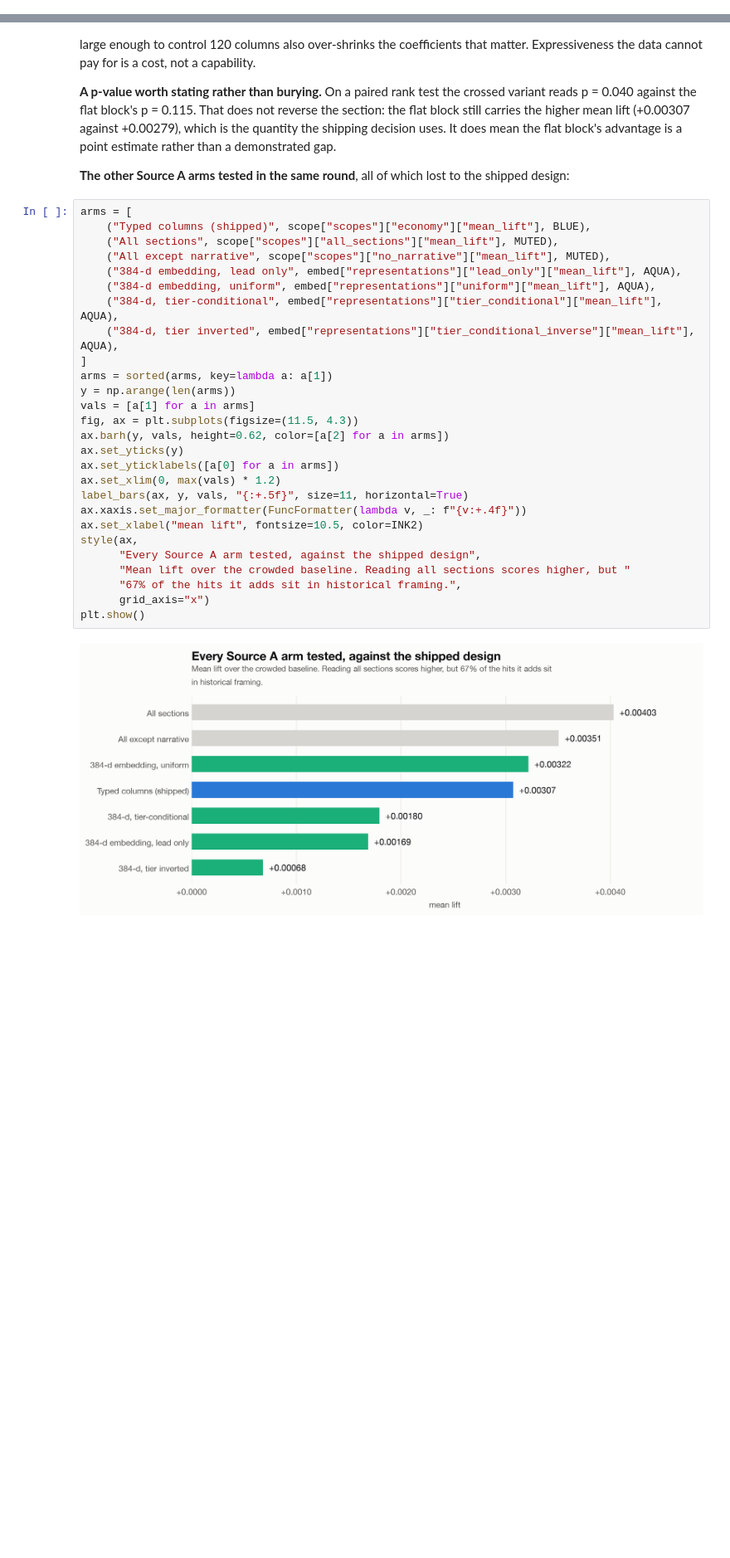
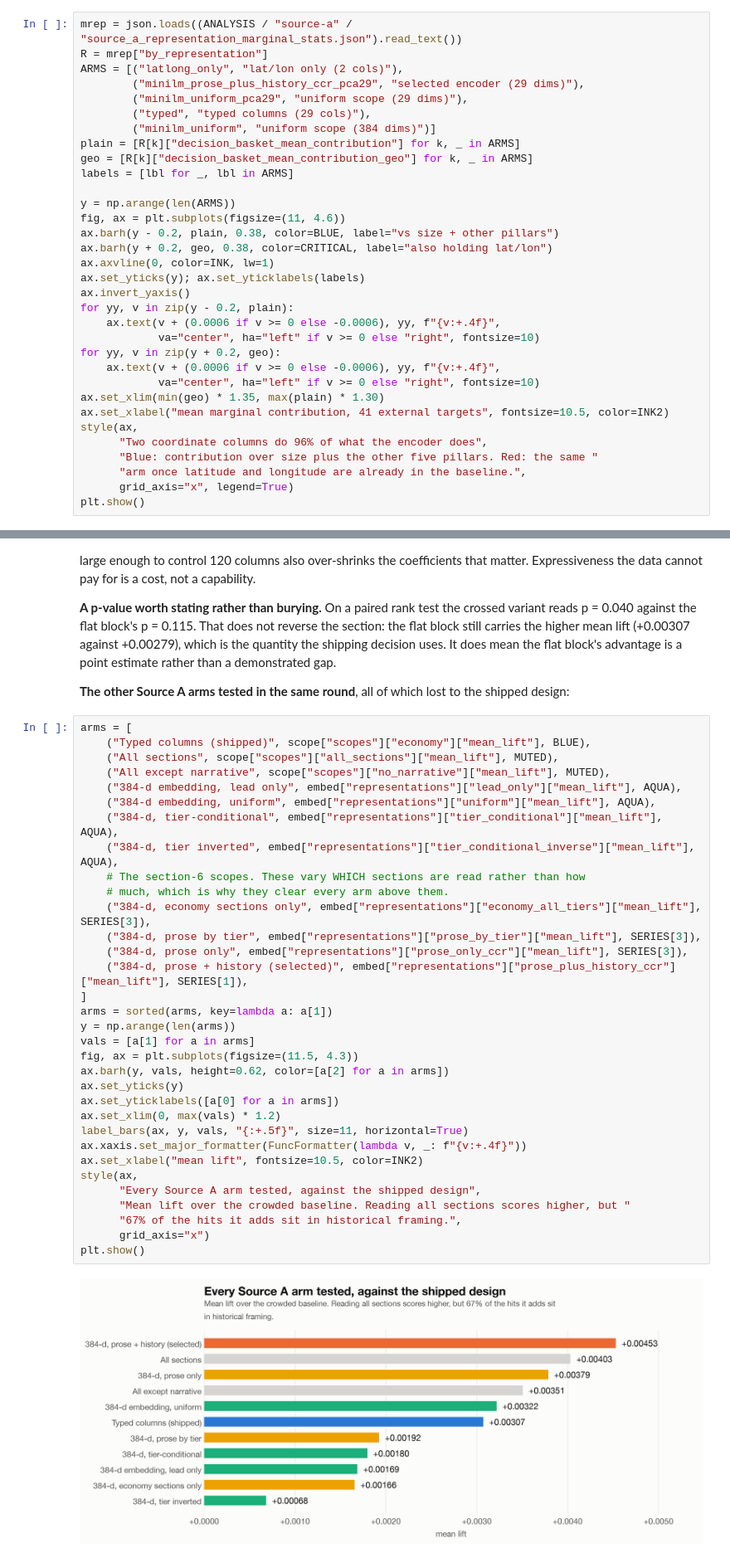
Before and after one commit to Max-Garcia-06/macro_embeddings, a Jupyter notebook: analysis-output/E_macro_pillar_worth_2026-08-13.ipynb, the cells around one changed output, grey strips where cells are left out. Shown at 83% size. Saved outputs shown, nothing was run; the diff lists cells and outputs as text; blank space fills up the shorter version.

```diff
--- a/analysis-output/E_macro_pillar_worth_2026-08-13.ipynb
+++ b/analysis-output/E_macro_pillar_worth_2026-08-13.ipynb
@@ -841,0 +938,33 @@ against a matrix that already holds five other pillars.
+# %%
+mrep = json.loads((ANALYSIS / "source-a" / "source_a_representation_marginal_stats.json").read_text())
+R = mrep["by_representation"]
+ARMS = [("latlong_only", "lat/lon only (2 cols)"),
+        ("minilm_prose_plus_history_ccr_pca29", "selected encoder (29 dims)"),
+        ("minilm_uniform_pca29", "uniform scope (29 dims)"),
+        ("typed", "typed columns (29 cols)"),
+        ("minilm_uniform", "uniform scope (384 dims)")]
+plain = [R[k]["decision_basket_mean_contribution"] for k, _ in ARMS]
+geo = [R[k]["decision_basket_mean_contribution_geo"] for k, _ in ARMS]
+labels = [lbl for _, lbl in ARMS]
+
+y = np.arange(len(ARMS))
+fig, ax = plt.subplots(figsize=(11, 4.6))
+ax.barh(y - 0.2, plain, 0.38, color=BLUE, label="vs size + other pillars")
+ax.barh(y + 0.2, geo, 0.38, color=CRITICAL, label="also holding lat/lon")
+ax.axvline(0, color=INK, lw=1)
+ax.set_yticks(y); ax.set_yticklabels(labels)
+ax.invert_yaxis()
+for yy, v in zip(y - 0.2, plain):
+    ax.text(v + (0.0006 if v >= 0 else -0.0006), yy, f"{v:+.4f}",
+            va="center", ha="left" if v >= 0 else "right", fontsize=10)
+for yy, v in zip(y + 0.2, geo):
+    ax.text(v + (0.0006 if v >= 0 else -0.0006), yy, f"{v:+.4f}",
+            va="center", ha="left" if v >= 0 else "right", fontsize=10)
+ax.set_xlim(min(geo) * 1.35, max(plain) * 1.30)
+ax.set_xlabel("mean marginal contribution, 41 external targets", fontsize=10.5, color=INK2)
+style(ax,
+      "Two coordinate columns do 96% of what the encoder does",
+      "Blue: contribution over size plus the other five pillars. Red: the same "
+      "arm once latitude and longitude are already in the baseline.",
+      grid_axis="x", legend=True)
+plt.show()
@@ -1025,32 +1188,38 @@ shipped design:
 # %%
 arms = [
     ("Typed columns (shipped)", scope["scopes"]["economy"]["mean_lift"], BLUE),
     ("All sections", scope["scopes"]["all_sections"]["mean_lift"], MUTED),
     ("All except narrative", scope["scopes"]["no_narrative"]["mean_lift"], MUTED),
     ("384-d embedding, lead only", embed["representations"]["lead_only"]["mean_lift"], AQUA),
     ("384-d embedding, uniform", embed["representations"]["uniform"]["mean_lift"], AQUA),
     ("384-d, tier-conditional", embed["representations"]["tier_conditional"]["mean_lift"], AQUA),
     ("384-d, tier inverted", embed["representations"]["tier_conditional_inverse"]["mean_lift"], AQUA),
+    # The section-6 scopes. These vary WHICH sections are read rather than how
+    # much, which is why they clear every arm above them.
+    ("384-d, economy sections only", embed["representations"]["economy_all_tiers"]["mean_lift"], SERIES[3]),
+    ("384-d, prose by tier", embed["representations"]["prose_by_tier"]["mean_lift"], SERIES[3]),
+    ("384-d, prose only", embed["representations"]["prose_only_ccr"]["mean_lift"], SERIES[3]),
+    ("384-d, prose + history (selected)", embed["representations"]["prose_plus_history_ccr"]["mean_lift"], SERIES[1]),
 ]
 arms = sorted(arms, key=lambda a: a[1])
 y = np.arange(len(arms))
 vals = [a[1] for a in arms]
 fig, ax = plt.subplots(figsize=(11.5, 4.3))
 ax.barh(y, vals, height=0.62, color=[a[2] for a in arms])
 ax.set_yticks(y)
 ax.set_yticklabels([a[0] for a in arms])
 ax.set_xlim(0, max(vals) * 1.2)
 label_bars(ax, y, vals, "{:+.5f}", size=11, horizontal=True)
 ax.xaxis.set_major_formatter(FuncFormatter(lambda v, _: f"{v:+.4f}"))
 ax.set_xlabel("mean lift", fontsize=10.5, color=INK2)
 style(ax,
       "Every Source A arm tested, against the shipped design",
       "Mean lift over the crowded baseline. Reading all sections scores higher, but "
       "67% of the hits it adds sit in historical framing.",
       grid_axis="x")
 plt.show()
 # %% [output]
-[figure, old version]
+[figure, new version]
 # %% [markdown]
 Reading **all** sections scores higher than the shipped economy-only rule
 (+0.00403 against +0.00307) and was still not shipped: 67% of the hits it adds sit
```
Also changed, not shown: parts of 10 cells of this notebook, 1 other file.
